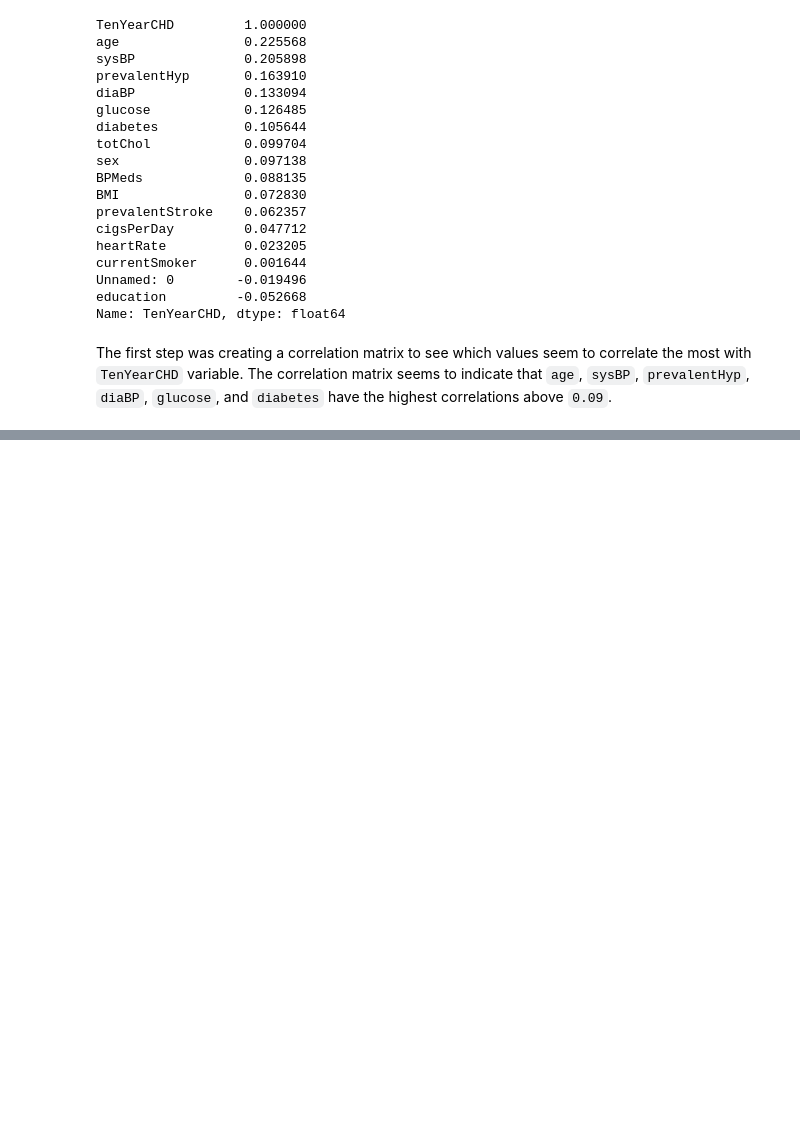
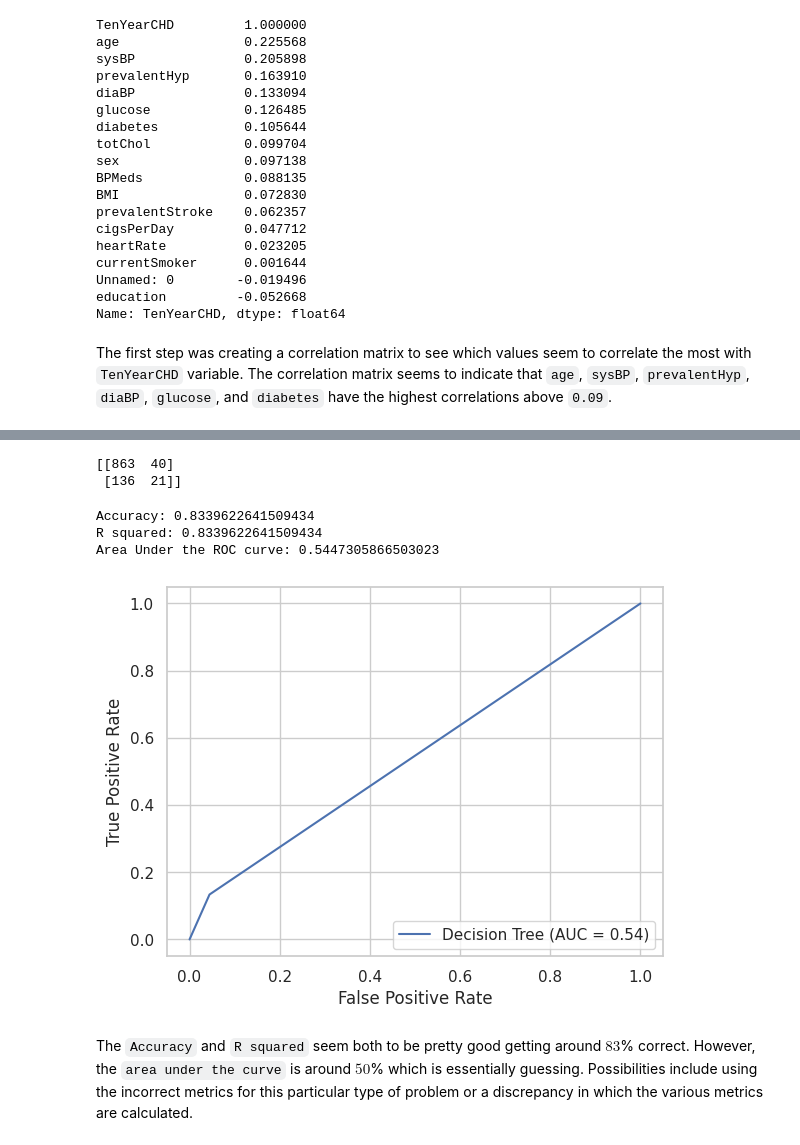
Before and after one commit to wangjalen7/project_chd, a Jupyter notebook: CHD_Code.ipynb, the cells around one changed output, grey strips where cells are left out. Cells and saved outputs as stored; diff of their text form; code cells hidden in the pictures; blank space fills up the shorter version.

```diff
--- a/CHD_Code.ipynb
+++ b/CHD_Code.ipynb
@@ -196,0 +470,32 @@ The first step was creating a correlation matrix to see which values seem to cor
+# %%
+from sklearn.metrics import accuracy_score
+from sklearn.metrics import RocCurveDisplay
+from sklearn import metrics
+
+# predict and check accuracy
+y_hat_dt = dt.predict(X_test_tr)
+acc_dt = accuracy_score(y_test, y_hat_dt) # calculate accuracy
+r2_dt = dt.score(X_test_tr, y_test) # calculate r^2
+roc_auc_dt = roc_auc_score(y_test, y_hat_dt) # area under curve
+confusion_matrix = metrics.confusion_matrix(y_test, y_hat_dt)
+print(confusion_matrix)
+# %% [output]
+[[863  40]
+ [136  21]]
+# %%
+print("Accuracy:", acc_dt, "\nR squared:", r2_dt, "\nArea Under the ROC curve:", roc_auc_dt)
+# %% [output]
+Accuracy: 0.8339622641509434
+R squared: 0.8339622641509434
+Area Under the ROC curve: 0.5447305866503023
+# %%
+fpr, tpr, thresholds = metrics.roc_curve(y_test, y_hat_dt)
+roc_auc_dt = metrics.auc(fpr, tpr)
+
+roc_curve = RocCurveDisplay(fpr = fpr, tpr = tpr, roc_auc = roc_auc_dt, estimator_name = "Decision Tree")
+roc_curve.plot()
+plt.show()
+# %% [output]
+[figure, added]
+# %% [markdown]
+The `Accuracy` and `R squared` seem both to be pretty good getting around $83$% correct. However, the `area under the curve` is around $50$% which is essentially guessing. Possibilities include using the incorrect metrics for this particular type of problem or a discrepancy in which the various metrics are calculated.
```
Also changed, not shown: parts of 23 cells of this notebook.
